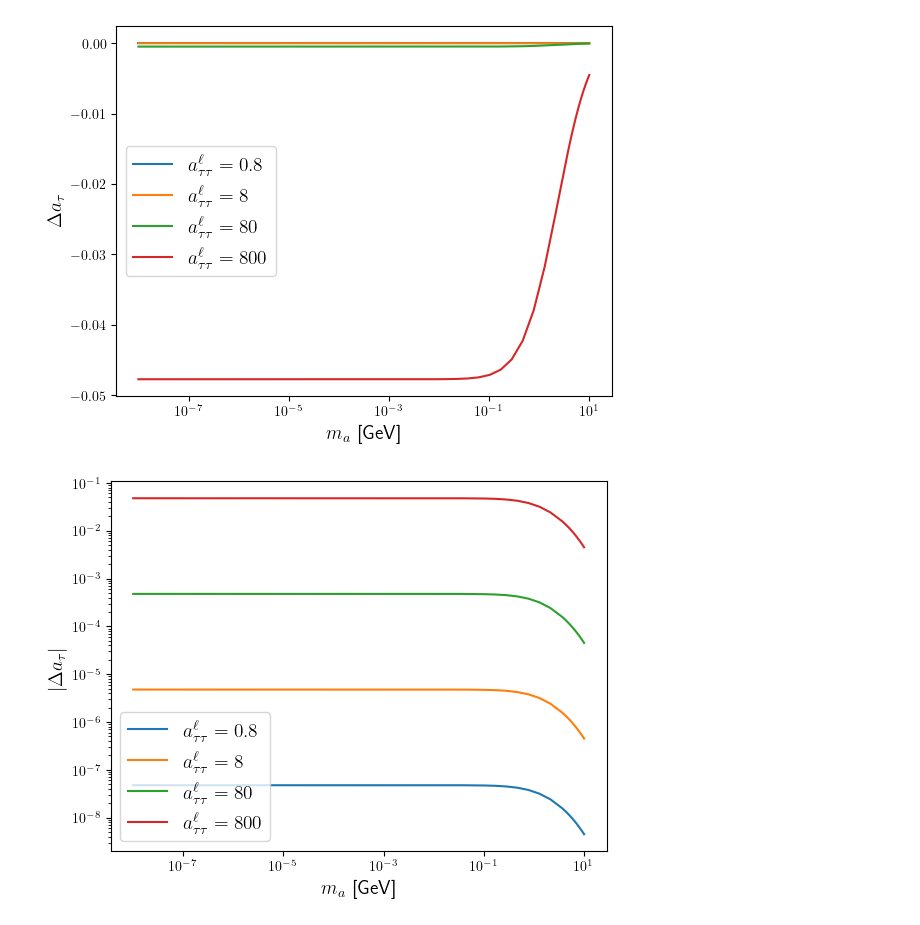
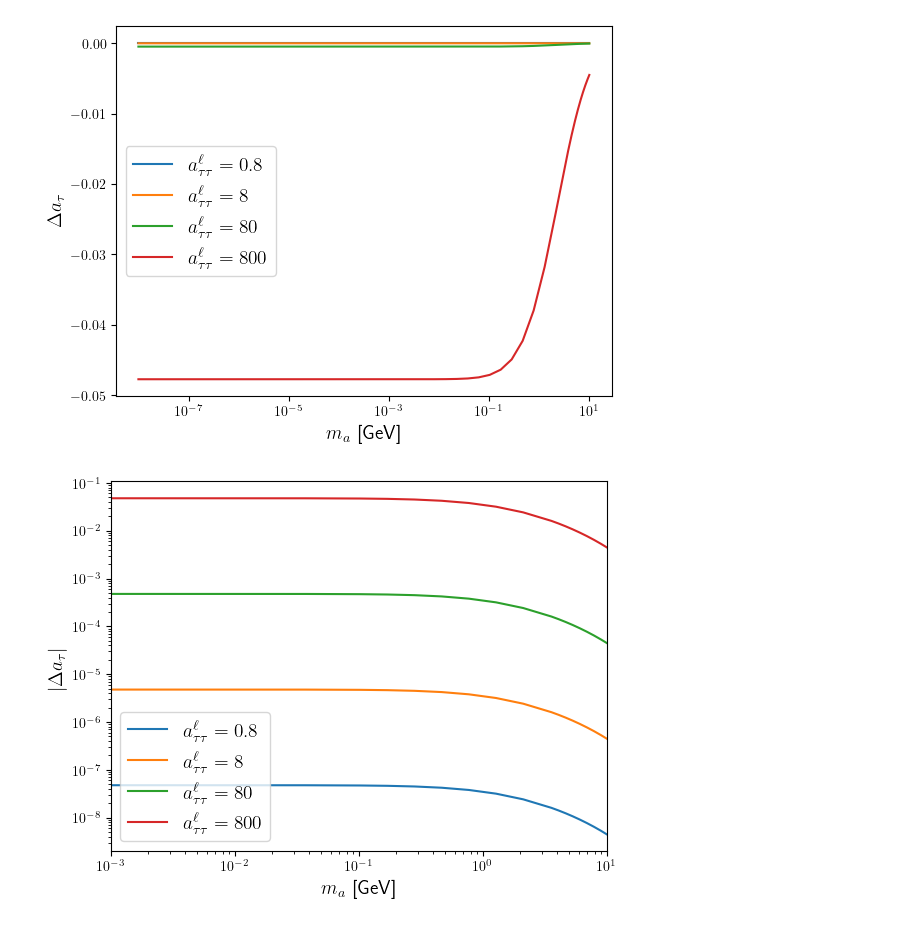
Before and after one commit to Jorge-Alda/Padova2023, a Jupyter notebook: g2tau_ALP.ipynb, the cells around one changed output. Cells and saved outputs as stored; diff of their text form; code cells hidden in the pictures.

```diff
--- a/g2tau_ALP.ipynb
+++ b/g2tau_ALP.ipynb
@@ -87,11 +87,12 @@ plt.show()
 # %%
 plt.loglog(x_ma, -y_a1, label=r"$a^\ell_{\tau\tau} = 0.8$")
 plt.loglog(x_ma, -y_a10, label=r"$a^\ell_{\tau\tau} = 8$")
 plt.loglog(x_ma, -y_a100, label=r"$a^\ell_{\tau\tau} = 80$")
 plt.loglog(x_ma, -y_a1000, label=r"$a^\ell_{\tau\tau} = 800$")
 plt.xlabel(r"$m_a$ [GeV]", fontsize=14)
 plt.ylabel(r"$|\Delta a_\tau|$", fontsize=14)
+plt.xlim([1e-3, 10])
 plt.legend(fontsize=14)
 plt.show()
 # %% [output]
-[figure, old version]
+[figure, new version]
```
Also changed, not shown: parts of 7 cells of this notebook, 2 other files.
